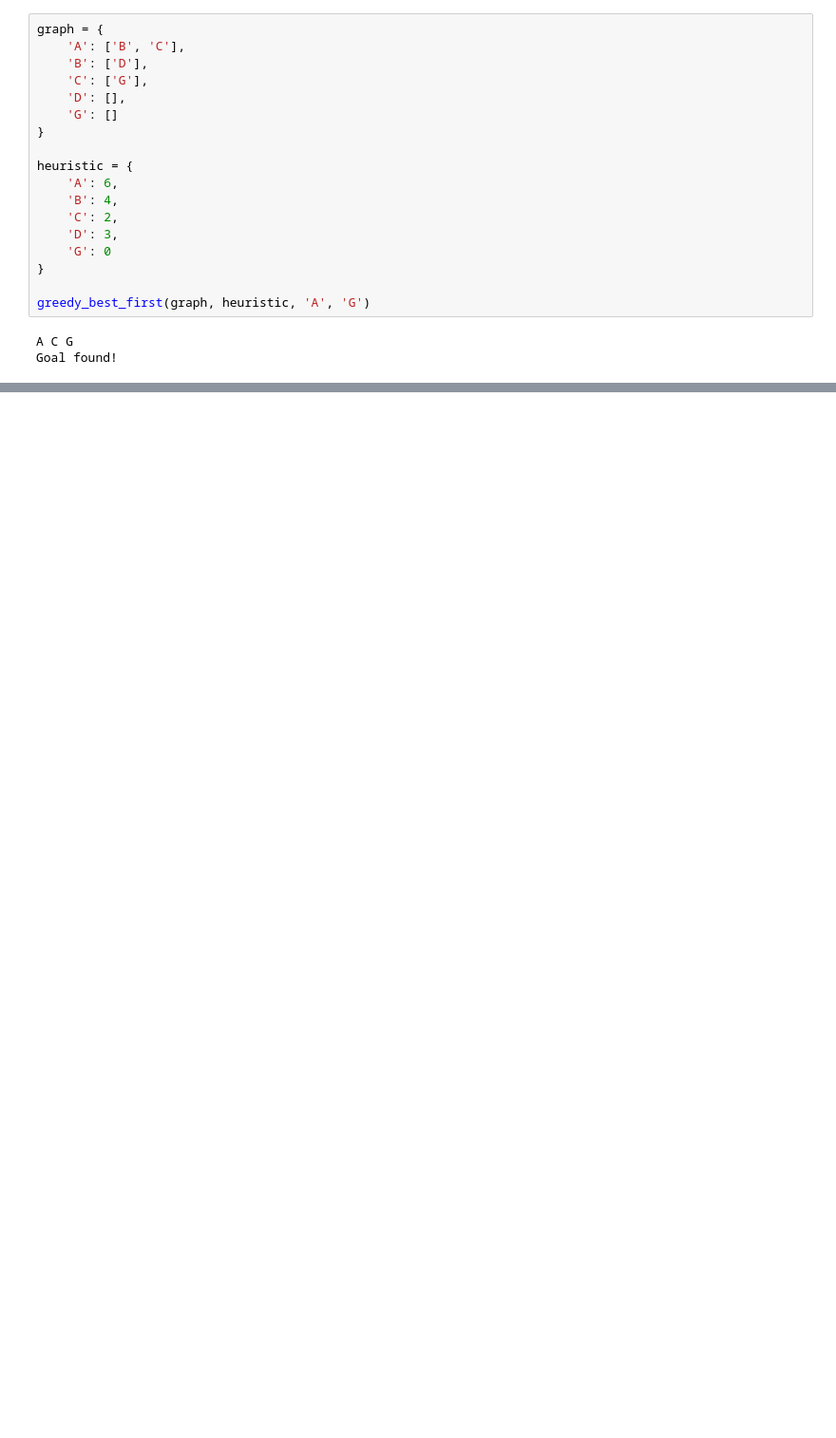
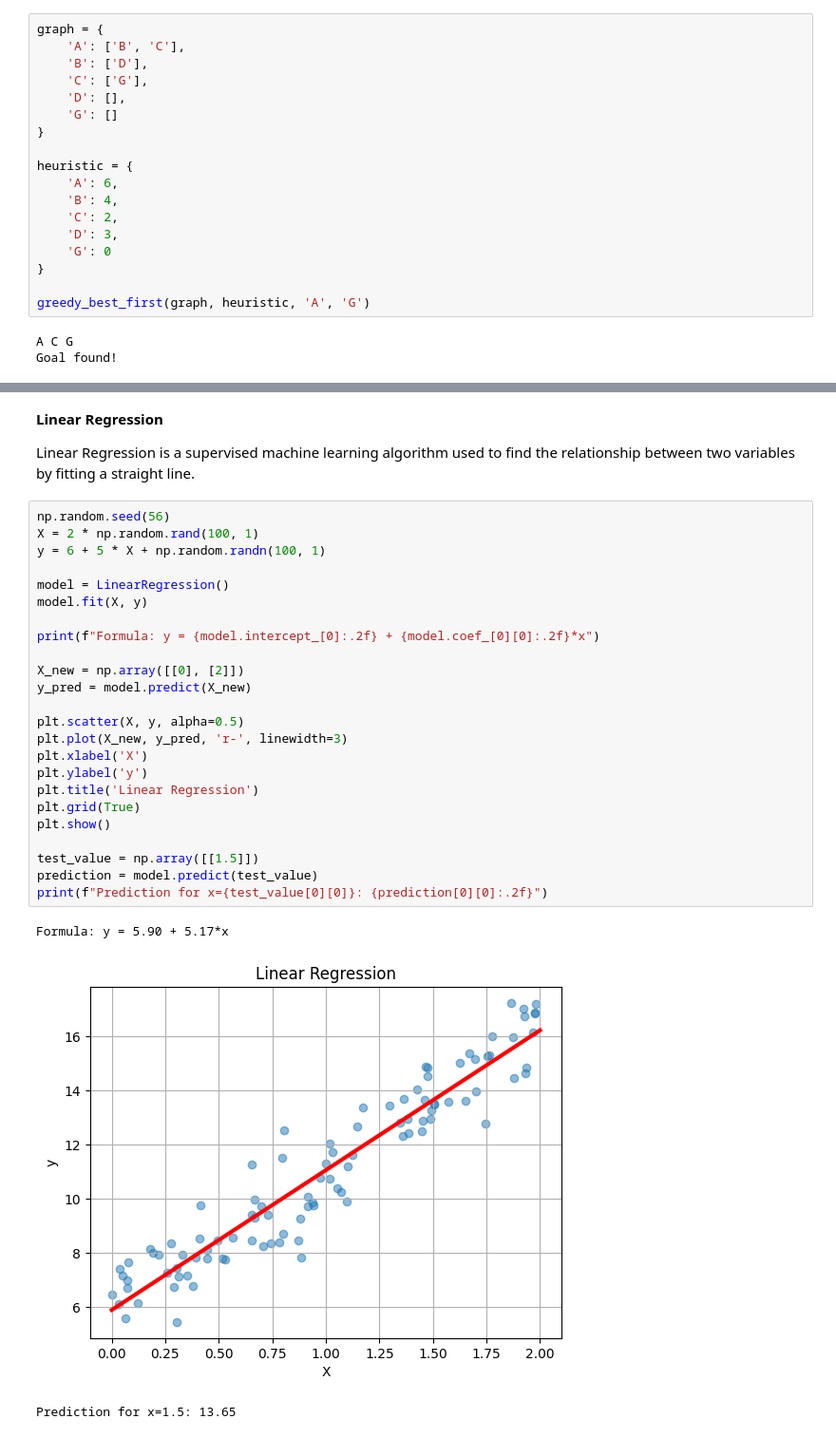
Before and after one commit to Devv07/ai-ml-practice, a Jupyter notebook: Search_Algorithm(3).ipynb, the cells around one changed output, grey strips where cells are left out. Shown at 95% size. Cells and saved outputs as stored; diff of their text form; blank space fills up the shorter version.

```diff
--- a/Search_Algorithm(3).ipynb
+++ b/Search_Algorithm(3).ipynb
@@ -130,0 +426,32 @@ Goal found!
+# %% [markdown]
+**Linear Regression**
+
+Linear Regression is a supervised machine learning algorithm used to find the relationship between two variables by fitting a straight line.
+# %%
+np.random.seed(56)
+X = 2 * np.random.rand(100, 1)
+y = 6 + 5 * X + np.random.randn(100, 1)
+
+model = LinearRegression()
+model.fit(X, y)
+
+print(f"Formula: y = {model.intercept_[0]:.2f} + {model.coef_[0][0]:.2f}*x")
+
+X_new = np.array([[0], [2]])
+y_pred = model.predict(X_new)
+
+plt.scatter(X, y, alpha=0.5)
+plt.plot(X_new, y_pred, 'r-', linewidth=3)
+plt.xlabel('X')
+plt.ylabel('y')
+plt.title('Linear Regression')
+plt.grid(True)
+plt.show()
+
+test_value = np.array([[1.5]])
+prediction = model.predict(test_value)
+print(f"Prediction for x={test_value[0][0]}: {prediction[0][0]:.2f}")
+# %% [output]
+Formula: y = 5.90 + 5.17*x
+[figure, added]
+Prediction for x=1.5: 13.65
```
Also changed, not shown: parts of 6 cells of this notebook.
